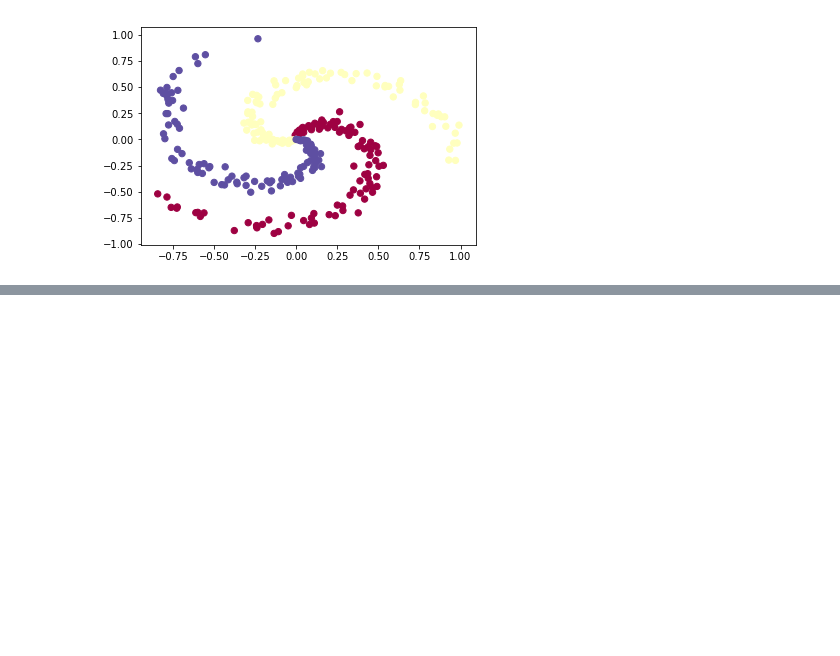
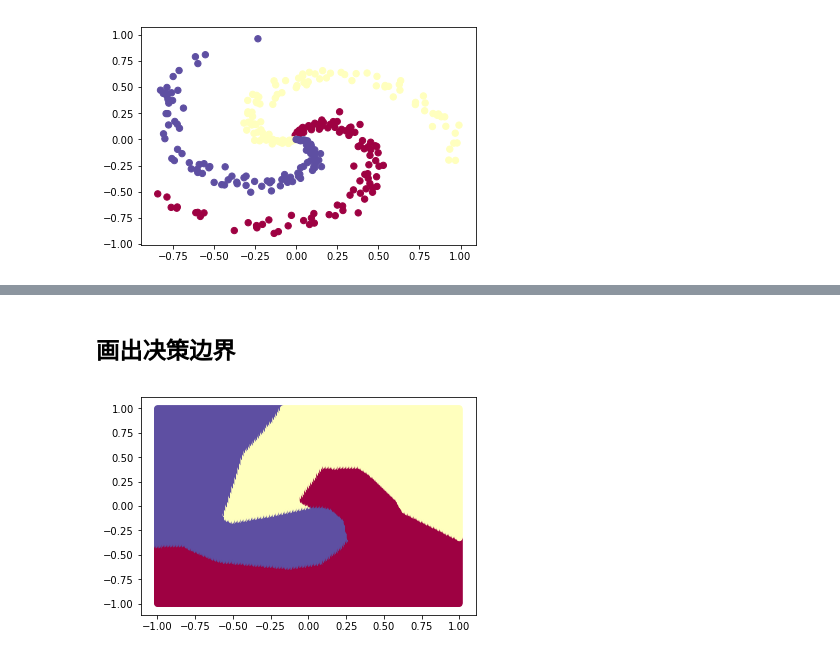
Before and after one commit to inuyasha0618/fcnet, a Jupyter notebook: Fully Connect NeuralNetwork.ipynb, the cells around one changed output, grey strips where cells are left out. Saved outputs shown, nothing was run; the diff lists cells and outputs as text; code cells hidden in the pictures; blank space fills up the shorter version.

```diff
--- a/Fully Connect NeuralNetwork.ipynb
+++ b/Fully Connect NeuralNetwork.ipynb
@@ -233,0 +235,20 @@ print(loss_cache[-1])
+# %% [markdown]
+## 画出决策边界
+# %%
+spaced = 200
+
+test_X = np.zeros((spaced ** 2, 2))
+
+x_nums = np.linspace(-1, 1, spaced)
+
+for i in range(spaced):
+
+    test_X[i*spaced: i*spaced + spaced][:, 0] = np.ones(spaced) * x_nums[i]
+
+    test_X[i*spaced: i*spaced + spaced][:, 1] = np.linspace(-1, 1, spaced)
+
+labels = test_net.predict(test_X)
+plt.scatter(test_X[:, 0], test_X[:, 1], c=labels, s=30, cmap=plt.cm.Spectral)
+plt.show()
+# %% [output]
+[figure, added]
```
Also changed, not shown: parts of 9 cells of this notebook, 2 other files.
